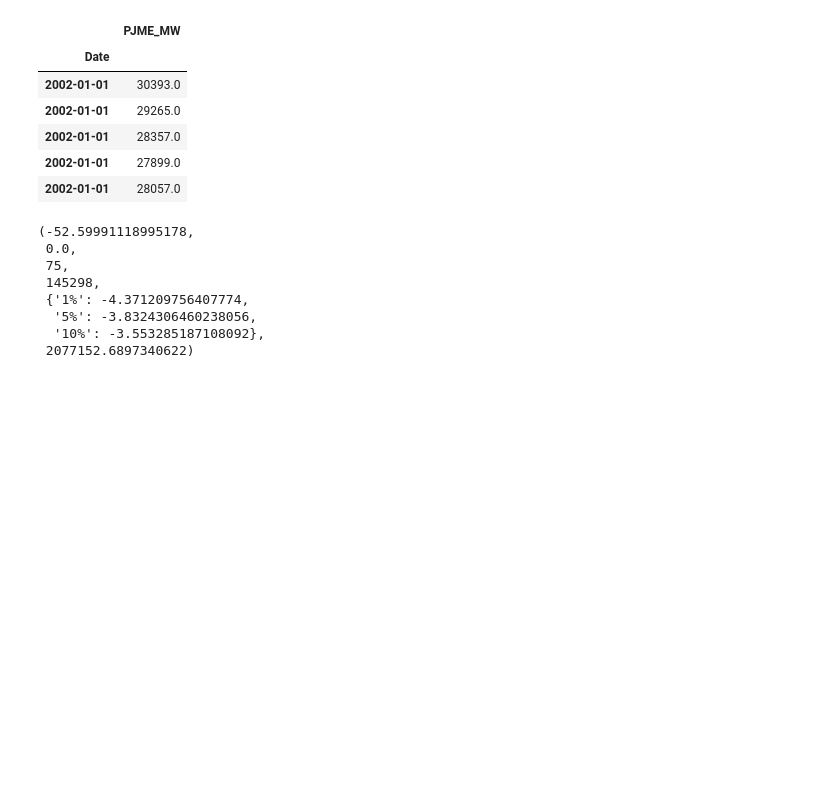
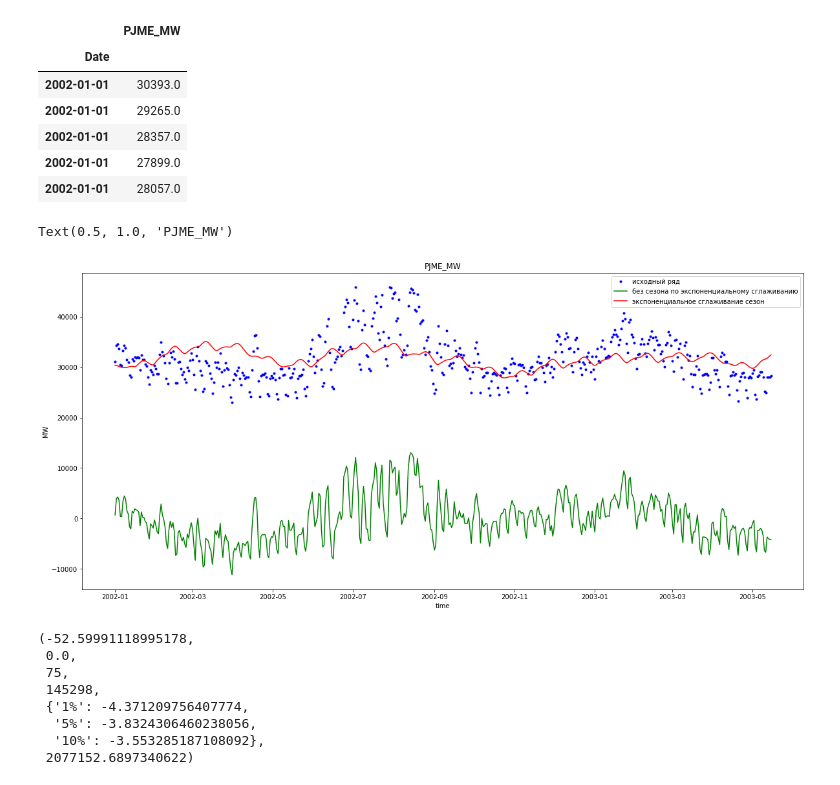
Before and after one commit to superbe/MachineLearningInBusiness, a Jupyter notebook: Lesson 2.ipynb, the cells around one changed output. Saved outputs shown, nothing was run; the diff lists cells and outputs as text; code cells hidden in the pictures; blank space fills up the shorter version.

```diff
--- a/Lesson 2.ipynb
+++ b/Lesson 2.ipynb
@@ -228,15 +228,20 @@ b_s.head()
 | 2002-01-01 | 28057.0 |
 # %%
 data_exp_1 = exponential_smoothing(df['PJME_MW'], 0.05)
+# %%
+d_data_resamples = df.resample('D').mean()
 # %%
-# plt.figure(figsize=(20, 9))
-# plt.plot(d_data.index[:500], d_data['PJME_MW'].values[:500], '.b',label='исходный ряд')
-# plt.plot(d_data.index[:500],d_data['PJME_MW'].values[:500] - data_exp_1[:500] , color = 'green', label="без сезона по экспоненциальному сглаживанию");
-# plt.plot(d_data.index[:500],data_exp_1[:500] , color = 'red', label="экспоненциальное сглаживание сезон");
-# plt.xlabel('time')
-# plt.ylabel('MW')
-# plt.legend()
-# plt.title('PJME_MW')
+plt.figure(figsize=(20, 9))
+plt.plot(d_data_resamples.index[:500], d_data_resamples['PJME_MW'].values[:500], '.b',label='исходный ряд')
+plt.plot(d_data_resamples.index[:500],d_data_resamples['PJME_MW'].values[:500] - data_exp_1[:500] , color = 'green', label="без сезона по экспоненциальному сглаживанию");
+plt.plot(d_data_resamples.index[:500],data_exp_1[:500] , color = 'red', label="экспоненциальное сглаживание сезон");
+plt.xlabel('time')
+plt.ylabel('MW')
+plt.legend()
+plt.title('PJME_MW')
+# %% [output]
+Text(0.5, 1.0, 'PJME_MW')
+[figure, added]
 # %%
 data_exp_1 = pd.DataFrame(data = data_exp_1, index = b_s.index)
 #без тренда
```
Also changed, not shown: parts of 24 cells of this notebook.
